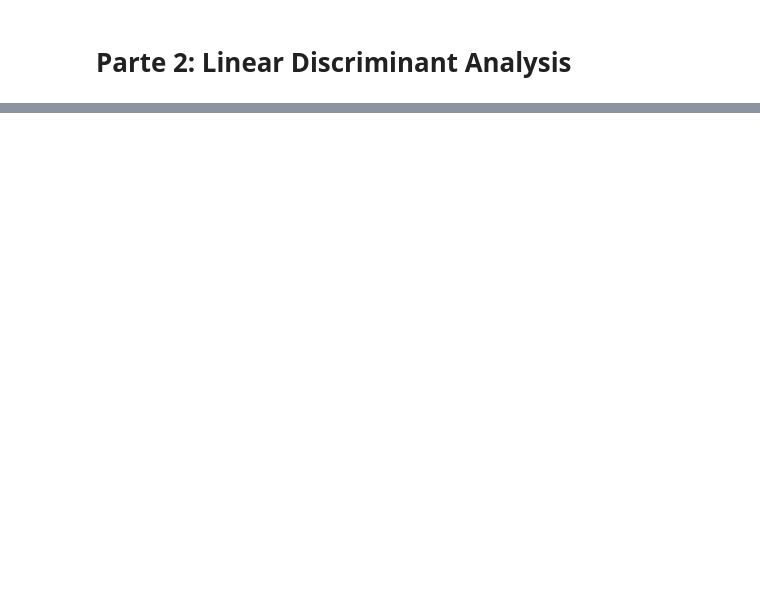
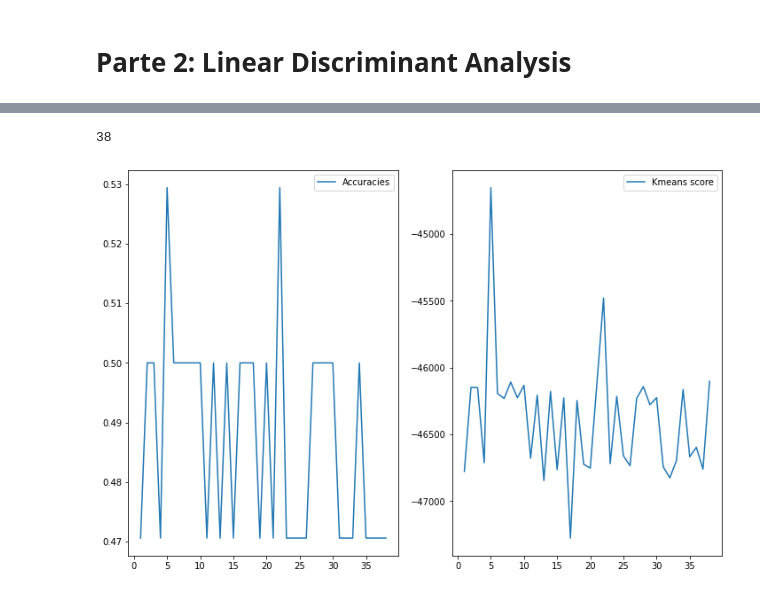
Before and after one commit to fjsaezm/mcd-maaa, a Jupyter notebook: P3/practica-pca-gene-expression-nosol-2.ipynb, the cells around one changed output, grey strips where cells are left out. Drawn from its saved outputs; the diff is of its cells as text; code cells hidden in the pictures; blank space fills up the shorter version.

```diff
--- a/P3/practica-pca-gene-expression-nosol.ipynb
+++ b/P3/practica-pca-gene-expression-nosol-2.ipynb
@@ -281,0 +279,17 @@ plot_scikit_lda(X_lda_sklearn, title='Default LDA via scikit-learn')
+# %%
+# Initialize kmeans
+kmeans = KMeans(n_clusters=2, random_state=0)
+
+# Initialize
+y_test_num = le.transform(y_test["cancer"])
+
+# Obtain transformed test
+X_test_pca = pca.transform(X_test)
+X_test_lda = lda.transform(X_test)
+
+X_test_pred = kmeans.fit(X_train).predict(X_test)
+kmeans_score = kmeans.score(X_test)
+X_test_pred_pca = kmeans.fit(X_train_pca).predict(X_test_pca)
+kmeans_score_pca = kmeans.score(X_test_pca)
+X_test_pred_lda = kmeans.fit(X_train_lda).predict(X_test_lda)
+kmeans_score_lda = kmeans.score(X_test_lda)
@@ -281,0 +320,26 @@ plot_scikit_lda(X_lda_sklearn, title='Default LDA via scikit-learn')
+# %%
+# Project first three components
+max_components = 38
+accs = []
+kmeans_scores = []
+for i in range(1,max_components+1):
+    pca_N = PCA(n_components = i )
+    X_train_pca_i = pca.fit_transform(X_train)
+    X_test_pca_i = pca.transform(X_test)
+    prediction = kmeans.fit(X_train_pca_i).predict(X_test_pca_i)
+    accs.append(accuracy_score(prediction,y_test_num))
+    kmeans_scores .append( kmeans.score(X_test_pca_i))
+# %%
+len(kmeans_scores)
+# %% [output]
+38
+# %%
+xs = np.arange(1,max_components+1, 1)
+fig, ax = plt.subplots(1,2, figsize =(12,8))
+ax[0].plot(xs, accs, label = "Accuracies" )
+ax[0].legend()
+ax[1].plot(xs, kmeans_scores, label ="Kmeans score")
+plt.legend()
+plt.show()
+# %% [output]
+[figure, added]
```
Also changed, not shown: parts of 30 cells of this notebook, 2 other files.
